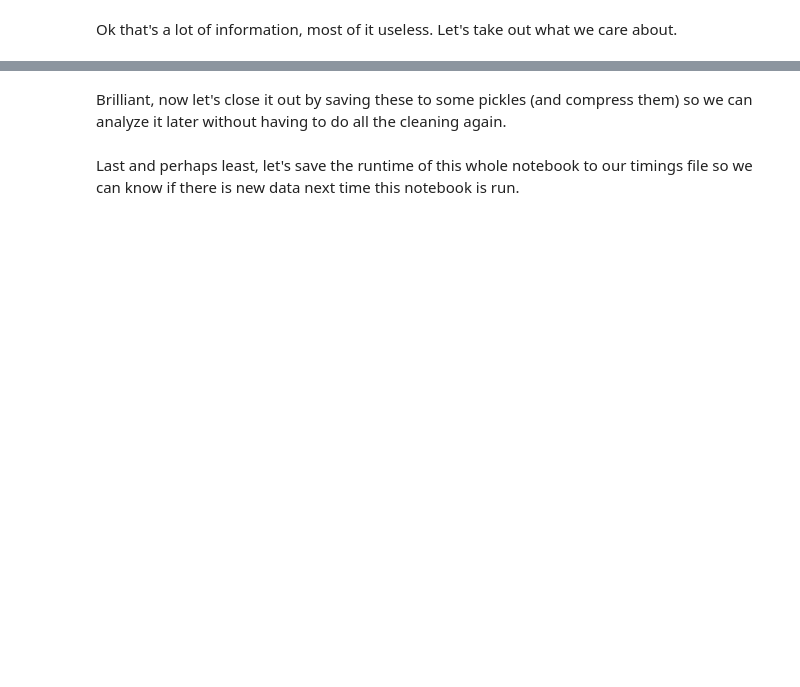
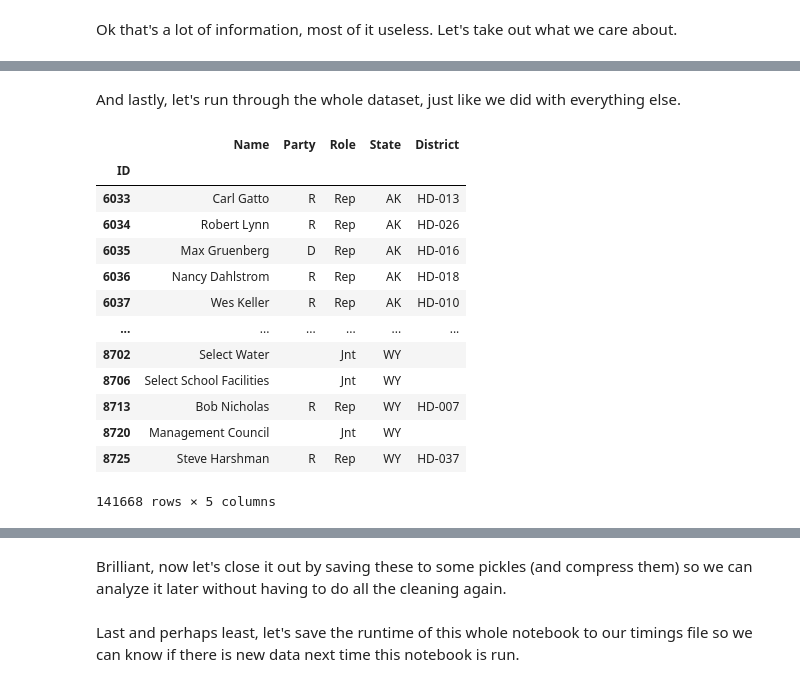
Before and after one commit to silas-wunder/LegiScan, a Jupyter notebook: data_cleaning.ipynb, the cells around one changed output, grey strips where cells are left out. Cells and saved outputs as stored; diff of their text form; code cells hidden in the pictures; blank space fills up the shorter version.

Commit message:
Updated cleaning script to use parallel processing

```diff
--- a/data_cleaning.ipynb
+++ b/data_cleaning.ipynb
@@ -349,0 +339,3 @@ people_df = people_df[people_df["District"] != ""]
+# %%
+with open(r"H:\Programming\Big Input Data Stuff\LegiScan\input\NY\2023-2024_General_Assembly\people\22367.json", 'r') as f:
+    print(json.dumps(json.loads(f.read()), indent=2))
@@ -349,0 +387,59 @@ people_df = people_df[people_df["District"] != ""]
+# %% [markdown]
+And lastly, let's run through the whole dataset, just like we did with everything else.
+# %%
+processors = 24
+
+people = []
+
+def process_people_file(file):
+    processed_person = ({})
+    with open(file, 'r') as f:
+        person = json.loads(f.read())
+        person_id = person["person"]["people_id"]
+        party = person["person"]["party"]
+        role = person["person"]["role"]
+        name = person["person"]["name"]
+        state = statesDict[person["person"]["state_id"]]
+        district = person["person"]["district"]
+        processed_person = ({
+            "ID": person_id,
+            "Name": name,
+            "Party": party,
+            "Role": role,
+            "State": state,
+            "District": district,
+        })
+    return processed_person
+
+for f in os.walk(r"H:\Programming\Big Input Data Stuff\LegiScan\input"):
+    if "people" in f[0]:
+        count = len([name for name in os.listdir(f[0]) if os.path.isfile(os.path.join(f[0], name))])
+        chunk_size = math.ceil(count/processors)
+        with ThreadPool(processes=processors) as pool:
+            actual_files = []
+            for file in f[-1]:
+                if ".json" in file:
+                    file_name = os.path.join(f[0], file)
+                    actual_files.append(file_name)
+            session_people = pool.map(process_people_file, actual_files, chunksize=chunk_size)
+        people.extend(session_people)
+
+people = pd.DataFrame.from_records(people)
+people.set_index("ID", inplace=True)
+# %%
+people
+# %% [output]
+|  | Name | Party | Role | State | District |
+| ID |  |  |  |  |  |
+| 6033 | Carl Gatto | R | Rep | AK | HD-013 |
+| 6034 | Robert Lynn | R | Rep | AK | HD-026 |
+| 6035 | Max Gruenberg | D | Rep | AK | HD-016 |
+| 6036 | Nancy Dahlstrom | R | Rep | AK | HD-018 |
+| 6037 | Wes Keller | R | Rep | AK | HD-010 |
+| ... | ... | ... | ... | ... | ... |
+| 8702 | Select Water |  | Jnt | WY |  |
+| 8706 | Select School Facilities |  | Jnt | WY |  |
+| 8713 | Bob Nicholas | R | Rep | WY | HD-007 |
+| 8720 | Management Council |  | Jnt | WY |  |
+| 8725 | Steve Harshman | R | Rep | WY | HD-037 |
+141668 rows × 5 columns
```
Also changed, not shown: parts of 45 cells of this notebook, 3 other files.
